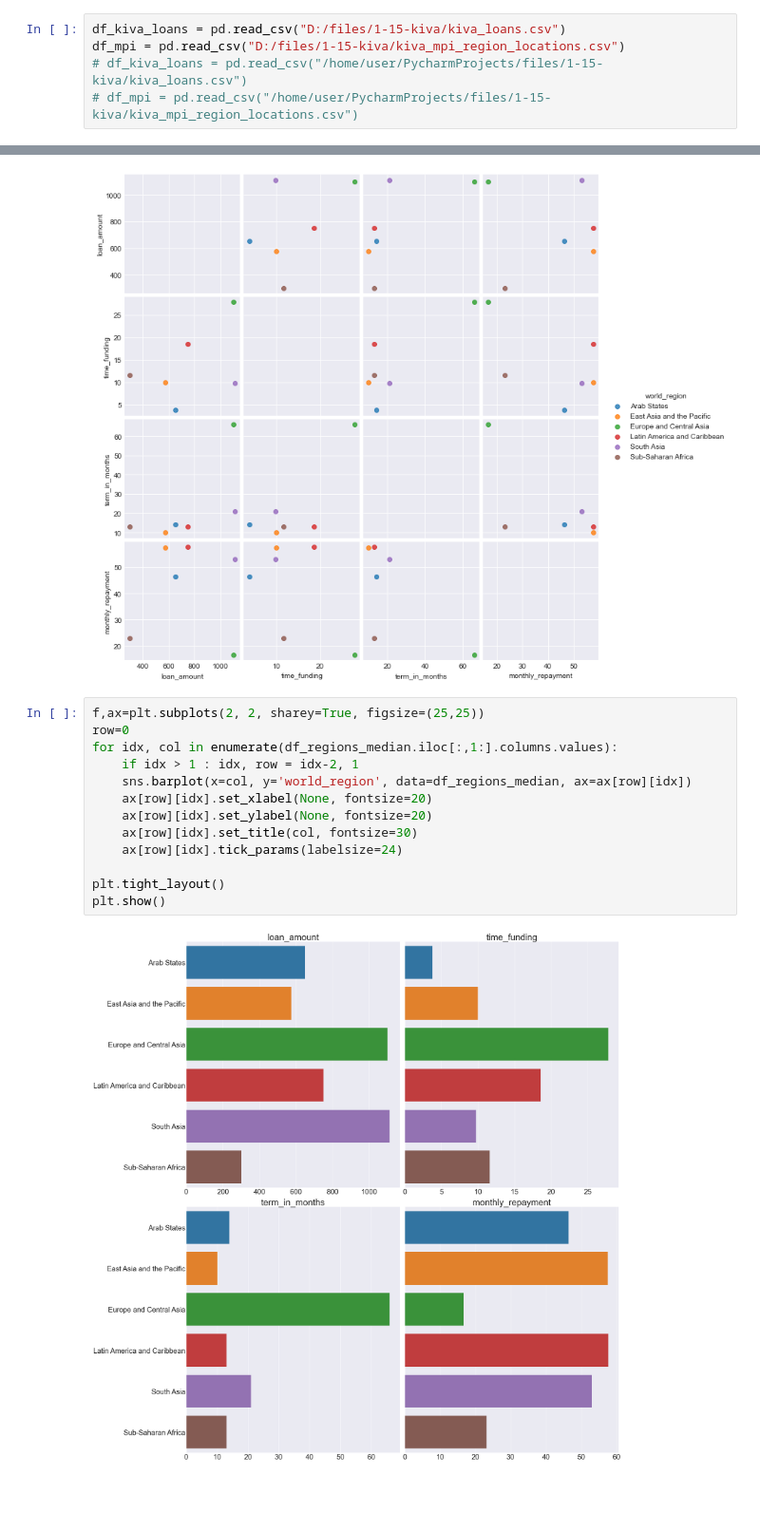
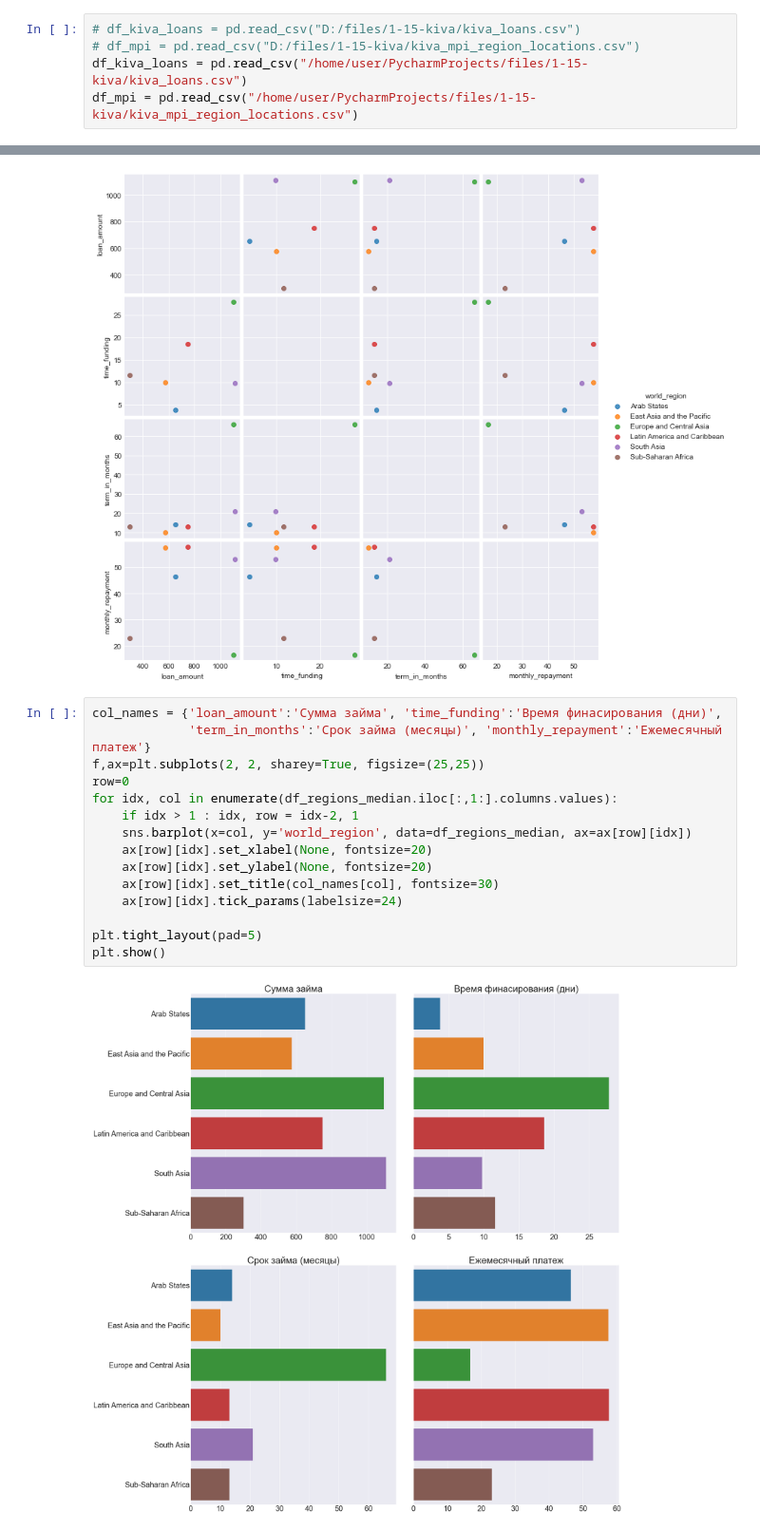
Before and after one commit to Dreeamcatcher/repo, a Jupyter notebook: skillbox/Data analytics - junior/lesson - EDA/hw-eda.ipynb, the cells around one changed output, grey strips where cells are left out. Shown at 95% size. Cells and saved outputs as stored; diff of their text form; blank space fills up the shorter version.

```diff
--- a/skillbox/Data analytics - junior/lesson - EDA/hw-eda.ipynb
+++ b/skillbox/Data analytics - junior/lesson - EDA/hw-eda.ipynb
@@ -19,10 +19,10 @@ palette = plt.get_cmap('Set2')
 import warnings
 warnings.filterwarnings("ignore")
 # %%
-df_kiva_loans = pd.read_csv("D:/files/1-15-kiva/kiva_loans.csv")
-df_mpi = pd.read_csv("D:/files/1-15-kiva/kiva_mpi_region_locations.csv")
-# df_kiva_loans = pd.read_csv("/home/user/PycharmProjects/files/1-15-kiva/kiva_loans.csv")
-# df_mpi = pd.read_csv("/home/user/PycharmProjects/files/1-15-kiva/kiva_mpi_region_locations.csv")
+# df_kiva_loans = pd.read_csv("D:/files/1-15-kiva/kiva_loans.csv")
+# df_mpi = pd.read_csv("D:/files/1-15-kiva/kiva_mpi_region_locations.csv")
+df_kiva_loans = pd.read_csv("/home/user/PycharmProjects/files/1-15-kiva/kiva_loans.csv")
+df_mpi = pd.read_csv("/home/user/PycharmProjects/files/1-15-kiva/kiva_mpi_region_locations.csv")
 # %%
 countries = df_kiva_loans['country'].value_counts()[df_kiva_loans['country'].value_counts(normalize=True)> 0.005]
 list_countries = list(countries.index)
@@ -486,17 +494,19 @@ plt.show()
 <Figure size 800x640 with 0 Axes>
 [figure]
 # %%
+col_names = {'loan_amount':'Сумма займа', 'time_funding':'Время финасирования (дни)',
+             'term_in_months':'Срок займа (месяцы)', 'monthly_repayment':'Ежемесячный платеж'}
 f,ax=plt.subplots(2, 2, sharey=True, figsize=(25,25))
 row=0
 for idx, col in enumerate(df_regions_median.iloc[:,1:].columns.values):
     if idx > 1 : idx, row = idx-2, 1
     sns.barplot(x=col, y='world_region', data=df_regions_median, ax=ax[row][idx])
     ax[row][idx].set_xlabel(None, fontsize=20)
     ax[row][idx].set_ylabel(None, fontsize=20)
-    ax[row][idx].set_title(col, fontsize=30)
+    ax[row][idx].set_title(col_names[col], fontsize=30)
     ax[row][idx].tick_params(labelsize=24)
 
-plt.tight_layout()
+plt.tight_layout(pad=5)
 plt.show()
 # %% [output]
-[figure, old version]
+[figure, new version]
```
Also changed, not shown: parts of 7 cells of this notebook.
